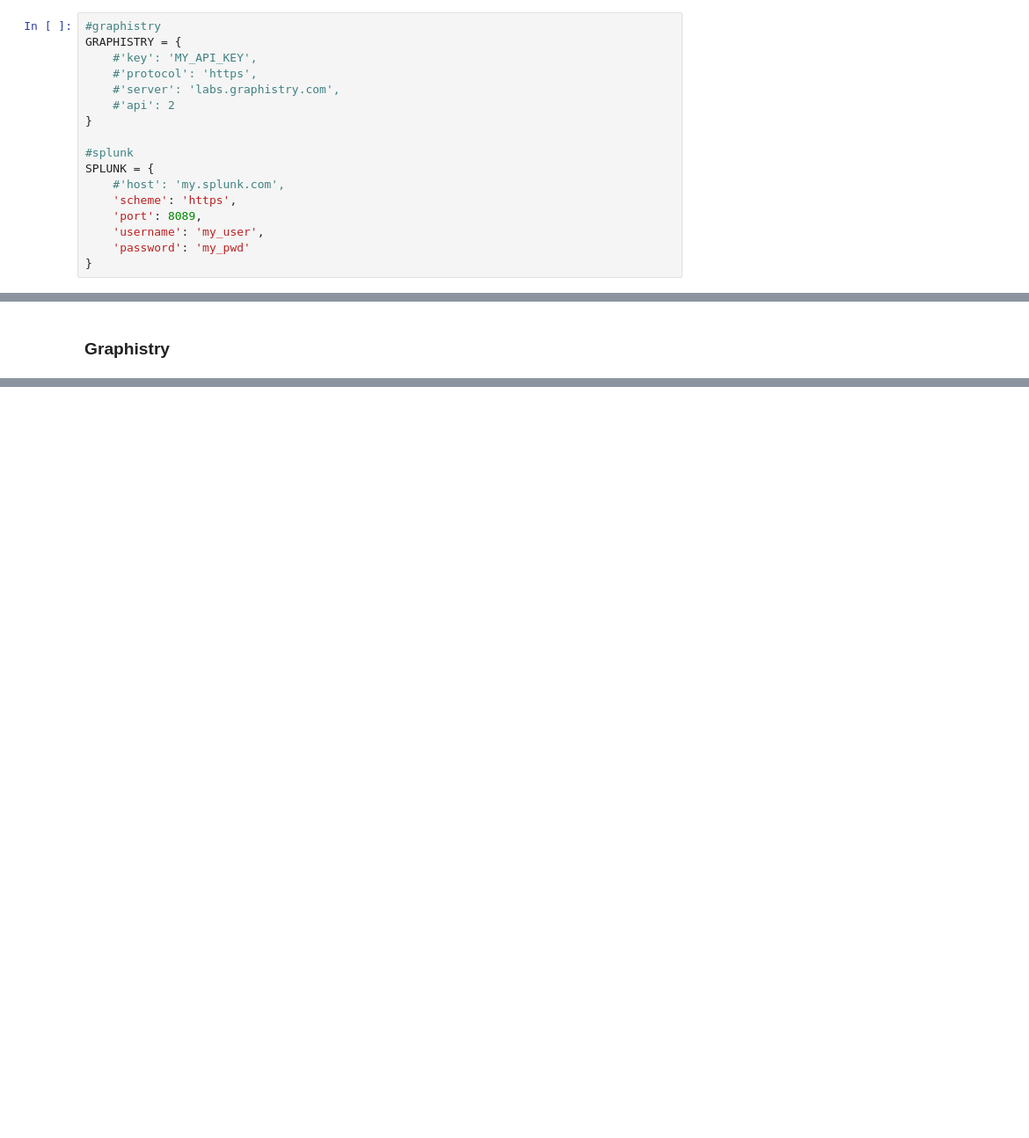
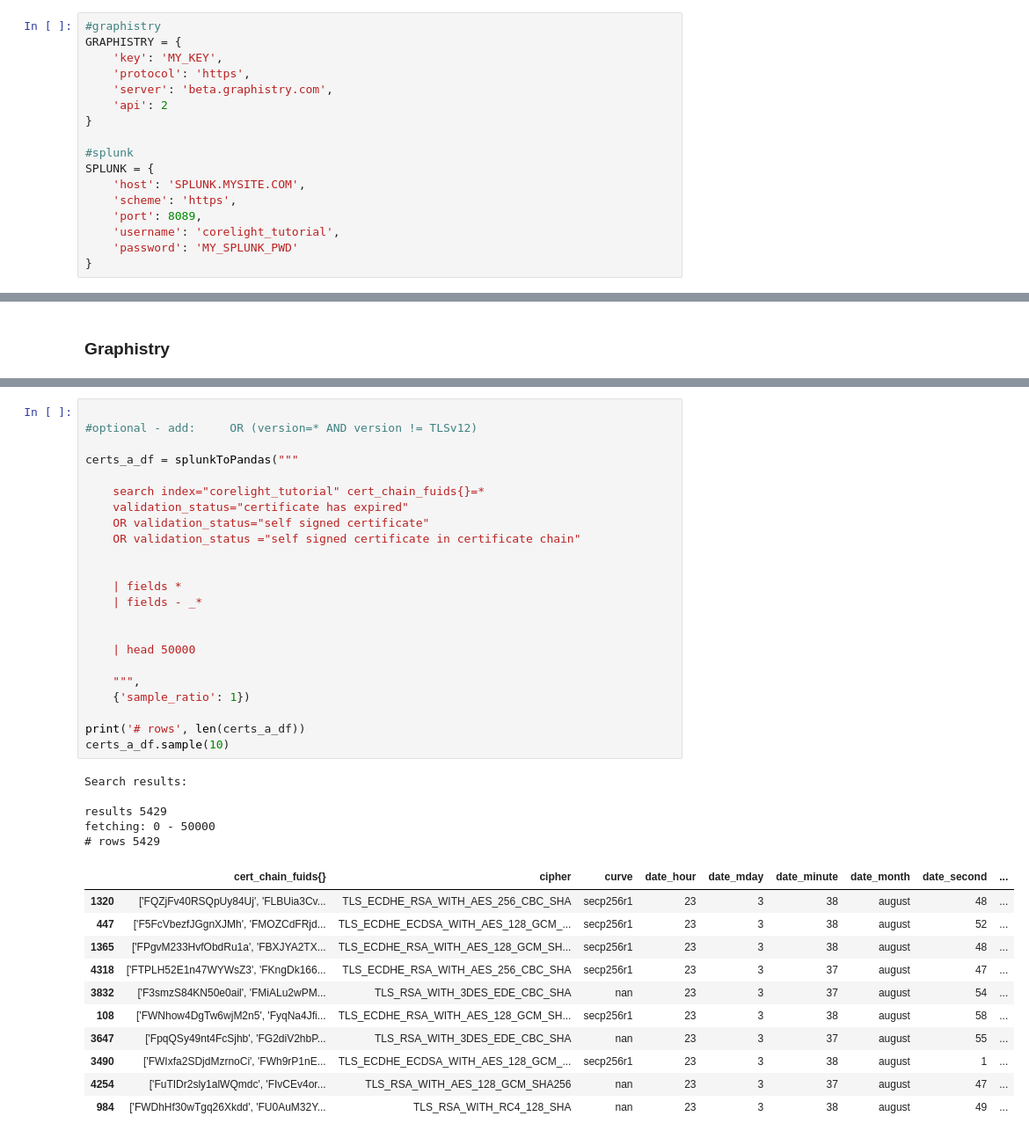
Before and after one commit to graphistry/pygraphistry, a Jupyter notebook: demos/demos_by_use_case/logs/network-threat-hunting-masterclass-zeek-bro/graphistry_corelight_webinar.ipynb, the cells around one changed output, grey strips where cells are left out. Shown at 88% size. Drawn from its saved outputs; the diff is of its cells as text; blank space fills up the shorter version.

Commit message:
docs(finale corelight notebook)

```diff
--- a/demos/demos_by_use_case/logs/network-threat-hunting-masterclass-zeek-bro/graphistry_corelight_webinar.ipynb
+++ b/demos/demos_by_use_case/logs/network-threat-hunting-masterclass-zeek-bro/graphistry_corelight_webinar.ipynb
@@ -12,19 +21,19 @@ To get start,load logs.tar into your Splunk and replace the index used below, or
 # %%
 #graphistry
 GRAPHISTRY = {
-    #'key': 'MY_API_KEY',
-    #'protocol': 'https',
-    #'server': 'labs.graphistry.com',
-    #'api': 2
+    'key': 'MY_KEY',
+    'protocol': 'https',
+    'server': 'beta.graphistry.com',
+    'api': 2
 }
 
 #splunk
 SPLUNK = {
-    #'host': 'my.splunk.com',
+    'host': 'SPLUNK.MYSITE.COM',
     'scheme': 'https',
     'port': 8089,
-    'username': 'my_user',
-    'password': 'my_pwd'
+    'username': 'corelight_tutorial',
+    'password': 'MY_SPLUNK_PWD'
 }
 # %% [markdown]
 ## Imports
@@ -554,0 +303,40 @@ WARNING:  Attribute "conn_state" bound to _edge_title does not exist.
+# %%
+
+#optional - add:     OR (version=* AND version != TLSv12)
+
+certs_a_df = splunkToPandas("""
+
+    search index="corelight_tutorial" cert_chain_fuids{}=*
+    validation_status="certificate has expired"
+    OR validation_status="self signed certificate"
+    OR validation_status ="self signed certificate in certificate chain"
+
+
+    | fields *
+    | fields - _*
+
+
+    | head 50000
+
+    """,
+    {'sample_ratio': 1})
+
+print('# rows', len(certs_a_df))
+certs_a_df.sample(10)
+# %% [output]
+Search results:
+
+results 5429
+fetching: 0 - 50000
+# rows 5429
+|  | cert_chain_fuids{} | cipher | curve | date_hour | date_mday | date_minute | date_month | date_second | ... |
+| 1320 | ['FQZjFv40RSQpUy84Uj', 'FLBUia3Cv... | TLS_ECDHE_RSA_WITH_AES_256_CBC_SHA | secp256r1 | 23 | 3 | 38 | august | 48 | ... |
+| 447 | ['F5FcVbezfJGgnXJMh', 'FMOZCdFRjd... | TLS_ECDHE_ECDSA_WITH_AES_128_GCM_... | secp256r1 | 23 | 3 | 38 | august | 52 | ... |
+| 1365 | ['FPgvM233HvfObdRu1a', 'FBXJYA2TX... | TLS_ECDHE_RSA_WITH_AES_128_GCM_SH... | secp256r1 | 23 | 3 | 38 | august | 48 | ... |
+| 4318 | ['FTPLH52E1n47WYWsZ3', 'FKngDk166... | TLS_ECDHE_RSA_WITH_AES_256_CBC_SHA | secp256r1 | 23 | 3 | 37 | august | 47 | ... |
+| 3832 | ['F3smzS84KN50e0ail', 'FMiALu2wPM... | TLS_RSA_WITH_3DES_EDE_CBC_SHA | nan | 23 | 3 | 37 | august | 54 | ... |
+| 108 | ['FWNhow4DgTw6wjM2n5', 'FyqNa4Jfi... | TLS_ECDHE_RSA_WITH_AES_128_GCM_SH... | secp256r1 | 23 | 3 | 38 | august | 58 | ... |
+| 3647 | ['FpqQSy49nt4FcSjhb', 'FG2diV2hbP... | TLS_RSA_WITH_3DES_EDE_CBC_SHA | nan | 23 | 3 | 37 | august | 55 | ... |
+| 3490 | ['FWIxfa2SDjdMzrnoCi', 'FWh9rP1nE... | TLS_ECDHE_ECDSA_WITH_AES_128_GCM_... | secp256r1 | 23 | 3 | 38 | august | 1 | ... |
+| 4254 | ['FuTIDr2sly1alWQmdc', 'FIvCEv4or... | TLS_RSA_WITH_AES_128_GCM_SHA256 | nan | 23 | 3 | 37 | august | 47 | ... |
+| 984 | ['FWDhHf30wTgq26Xkdd', 'FU0AuM32Y... | TLS_RSA_WITH_RC4_128_SHA | nan | 23 | 3 | 38 | august | 49 | ... |
```
Also changed, not shown: parts of 54 cells of this notebook.
